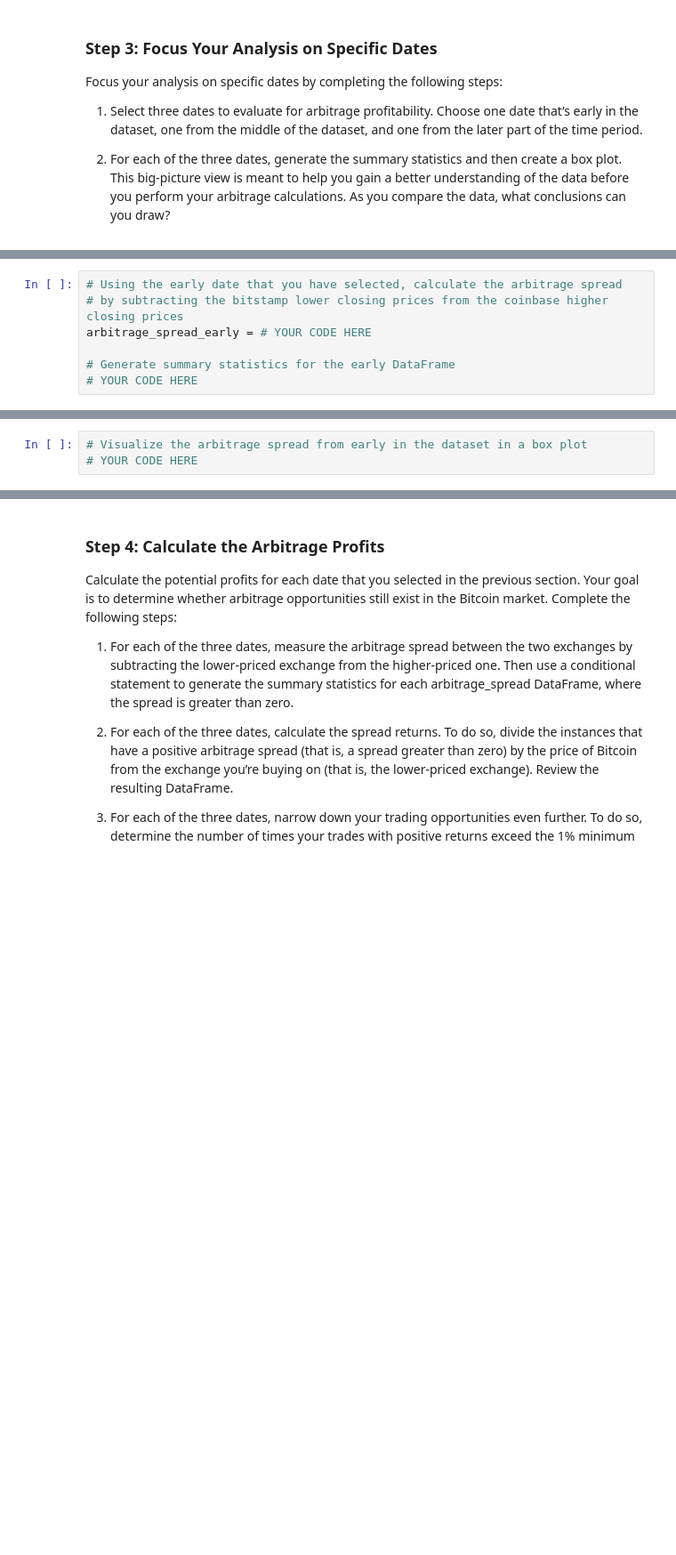
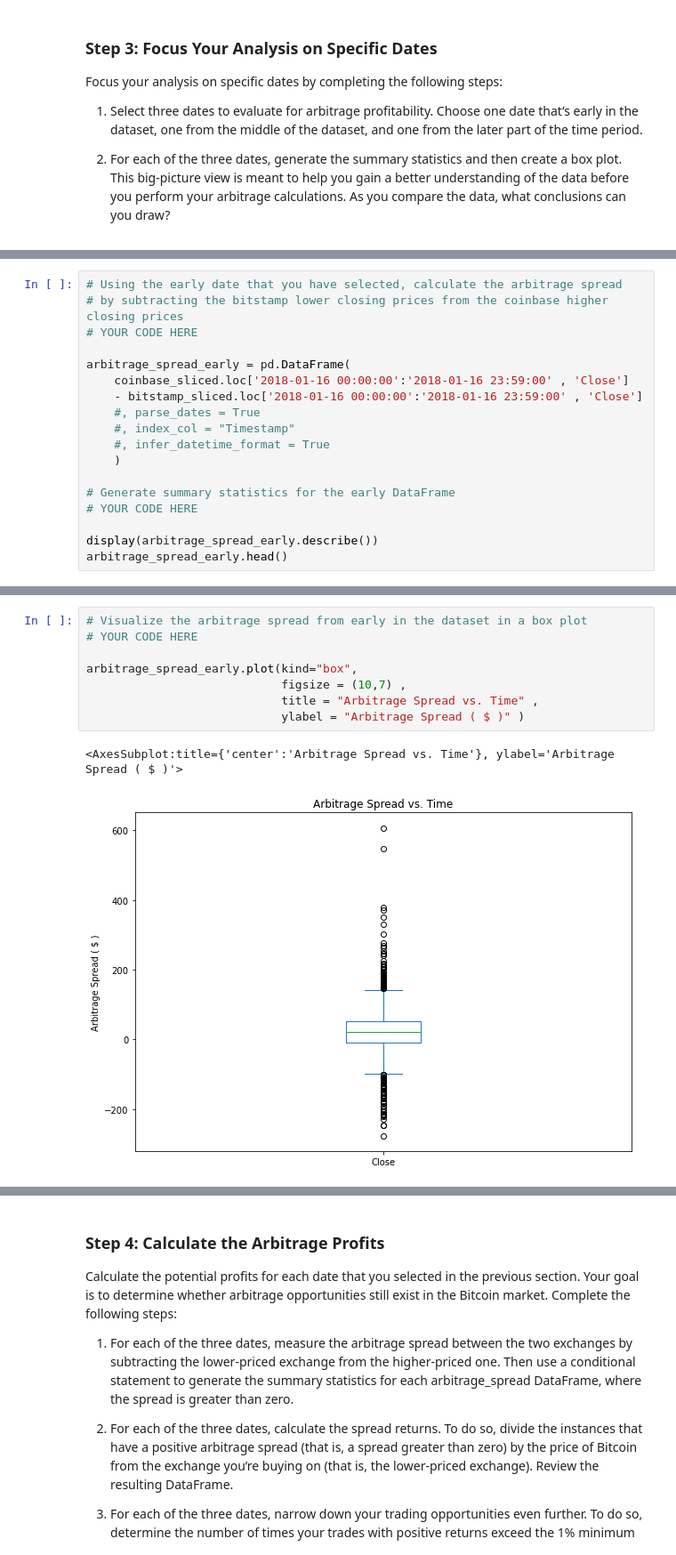
Before and after one commit to Noah-Saleh/3rd_Challenge, a Jupyter notebook: crypto_arbitrage.ipynb, the cells around one changed output, grey strips where cells are left out. Shown at 89% size. Drawn from its saved outputs; the diff is of its cells as text; blank space fills up the shorter version.

```diff
--- a/crypto_arbitrage.ipynb
+++ b/crypto_arbitrage.ipynb
@@ -561,8 +575,19 @@ Focus your analysis on specific dates by completing the following steps:
 # %%
 # Using the early date that you have selected, calculate the arbitrage spread
 # by subtracting the bitstamp lower closing prices from the coinbase higher closing prices
-arbitrage_spread_early = # YOUR CODE HERE
+# YOUR CODE HERE
+
+arbitrage_spread_early = pd.DataFrame(
+    coinbase_sliced.loc['2018-01-16 00:00:00':'2018-01-16 23:59:00' , 'Close']
+    - bitstamp_sliced.loc['2018-01-16 00:00:00':'2018-01-16 23:59:00' , 'Close']
+    #, parse_dates = True
+    #, index_col = "Timestamp"
+    #, infer_datetime_format = True
+    )
 
 # Generate summary statistics for the early DataFrame
 # YOUR CODE HERE
+
+display(arbitrage_spread_early.describe())
+arbitrage_spread_early.head()
 # %% [output]
@@ -570,6 +610,14 @@ SyntaxError: invalid syntax (3616388465.py, line 3)
 # %%
 # Visualize the arbitrage spread from early in the dataset in a box plot
 # YOUR CODE HERE
+
+arbitrage_spread_early.plot(kind="box",
+                            figsize = (10,7) ,
+                            title = "Arbitrage Spread vs. Time" ,
+                            ylabel = "Arbitrage Spread ( $ )" )
+# %% [output]
+<AxesSubplot:title={'center':'Arbitrage Spread vs. Time'}, ylabel='Arbitrage Spread ( $ )'>
+[figure, added]
 # %%
 # Create an overlay plot that visualizes the two dataframes over a period of one day from the middle of the dataset.
 # Be sure that the plots include the parameters `legend`, `figsize`, `title`, `color` and `label`
```
Also changed, not shown: parts of 25 cells of this notebook, 1 other file.
